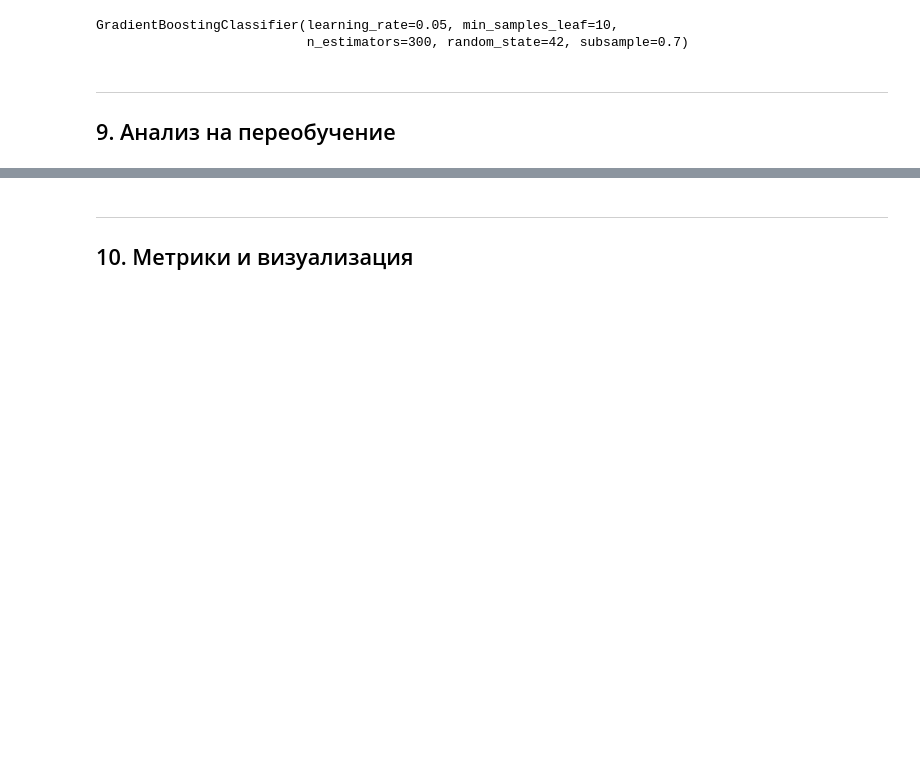
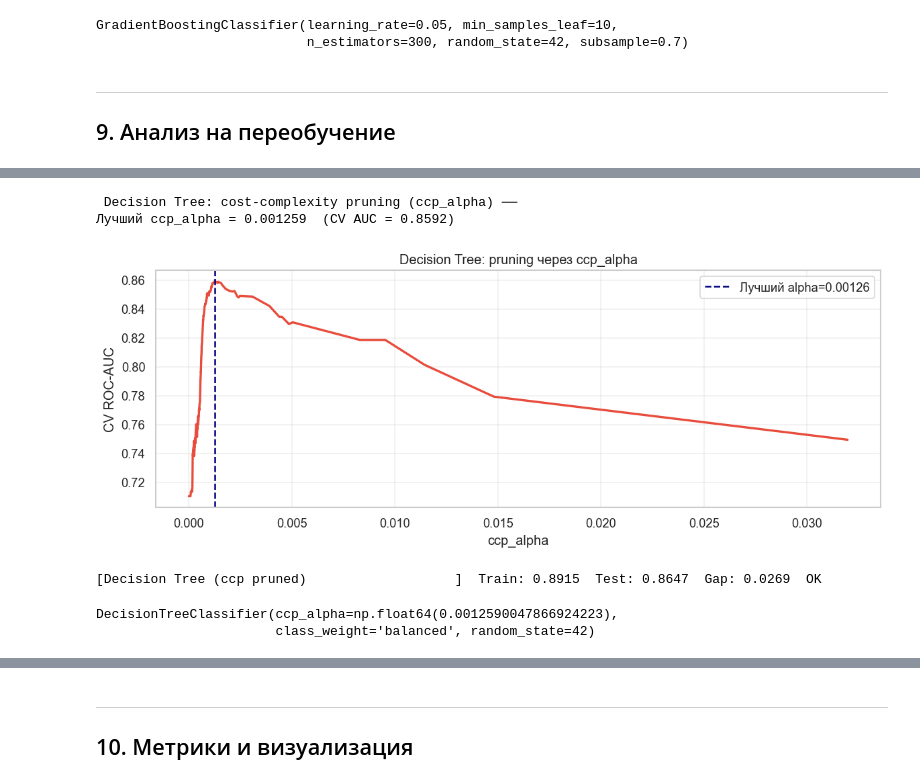
Before and after one commit to korolenko/ML-Basic, a Jupyter notebook: graduation_work/employee_churn_final.ipynb, the cells around one changed output, grey strips where cells are left out. Saved outputs shown, nothing was run; the diff lists cells and outputs as text; code cells hidden in the pictures; blank space fills up the shorter version.

```diff
--- a/graduation_work/employee_churn_final.ipynb
+++ b/graduation_work/employee_churn_final.ipynb
@@ -761,0 +858,44 @@ GB Tuned (GridSearch)                      |     0.9492 |     0.9205 |   0.0287
+# %%
+print('\n Decision Tree: cost-complexity pruning (ccp_alpha) ──')
+
+# Получаем путь pruning
+dt_full = DecisionTreeClassifier(class_weight='balanced', random_state=RANDOM_STATE)
+path    = dt_full.cost_complexity_pruning_path(X_train_sc, y_train)
+ccp_alphas = path.ccp_alphas[:-1]   # убираем последний (тривиальное дерево)
+
+# Ищем лучший alpha по CV
+cv_auc_ccp = []
+for alpha in ccp_alphas:
+    dt_tmp = DecisionTreeClassifier(
+        ccp_alpha=alpha, class_weight='balanced', random_state=RANDOM_STATE
+    )
+    sc = cross_val_score(dt_tmp, X_train_sc, y_train,
+                         cv=cv5, scoring='roc_auc', n_jobs=-1)
+    cv_auc_ccp.append(sc.mean())
+
+best_alpha = ccp_alphas[np.argmax(cv_auc_ccp)]
+print(f'Лучший ccp_alpha = {best_alpha:.6f}  (CV AUC = {max(cv_auc_ccp):.4f})')
+
+# Визуализация
+plt.figure(figsize=(10, 4))
+plt.plot(ccp_alphas, cv_auc_ccp, color='#e74c3c', linewidth=2)
+plt.axvline(best_alpha, color='navy', linestyle='--', label=f'Лучший alpha={best_alpha:.5f}')
+plt.xlabel('ccp_alpha')
+plt.ylabel('CV ROC-AUC')
+plt.title('Decision Tree: pruning через ccp_alpha')
+plt.legend(); plt.grid(alpha=0.3)
+plt.tight_layout()
+plt.savefig('10_dt_pruning.png', bbox_inches='tight')
+plt.show()
+
+dt_reg = DecisionTreeClassifier(
+    ccp_alpha=best_alpha, class_weight='balanced', random_state=RANDOM_STATE
+)
+train_eval_reg('Decision Tree (ccp pruned)', dt_reg, X_train_sc, y_train, X_test_sc, y_test)
+# %% [output]
+ Decision Tree: cost-complexity pruning (ccp_alpha) ──
+Лучший ccp_alpha = 0.001259  (CV AUC = 0.8592)
+[figure, added]
+[Decision Tree (ccp pruned)                   ]  Train: 0.8915  Test: 0.8647  Gap: 0.0269  OK
+DecisionTreeClassifier(ccp_alpha=np.float64(0.0012590047866924223),
+                       class_weight='balanced', random_state=42)
```
Also changed, not shown: parts of 19 cells of this notebook.
